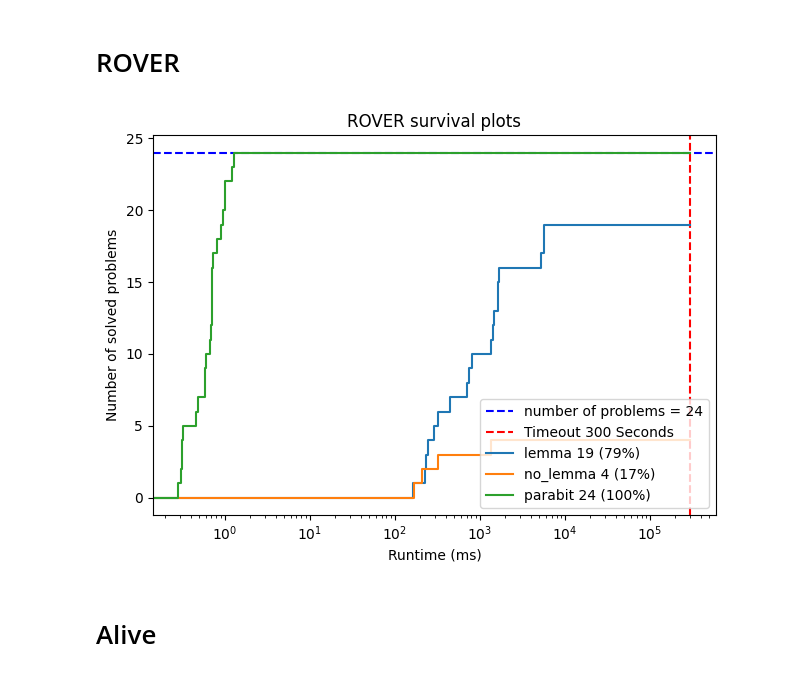
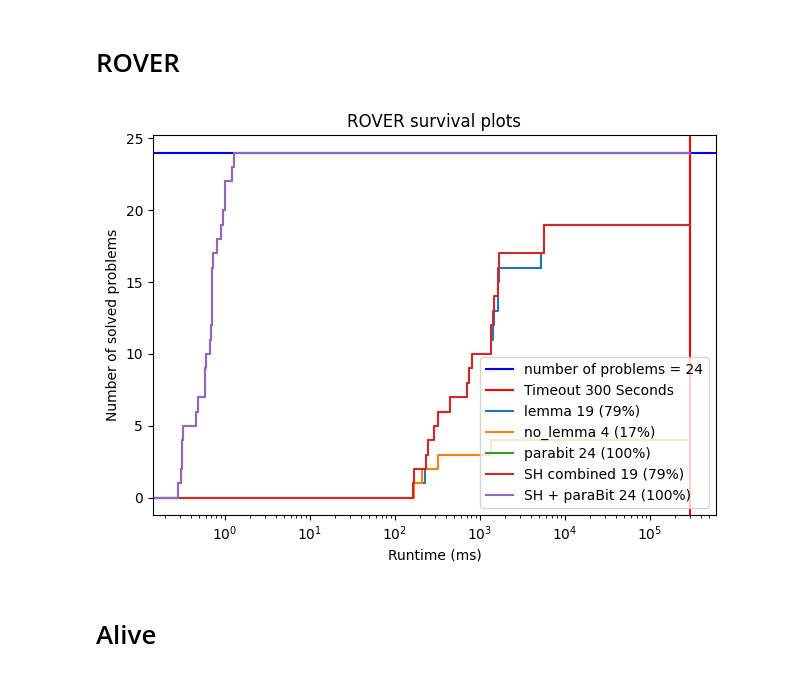
Before and after one commit to luigirinaldi/fyp, a Jupyter notebook: gen_graphs/scripts/graphing/eval_graphs.ipynb, the cells around one changed output. Saved outputs shown, nothing was run; the diff lists cells and outputs as text; code cells hidden in the pictures.

Commit message:
many plots

```diff
--- a/gen_graphs/scripts/graphing/eval_graphs.ipynb
+++ b/gen_graphs/scripts/graphing/eval_graphs.ipynb
@@ -117,12 +117,12 @@ z3_default.json z3_default
 | AndOrXor_2647 | NaN | NaN | NaN | NaN |
 180 rows × 4 columns
 # %%
-def plot_cactus(ax, dataframe, timeout = None):
+def plot_cactus(ax, dataframe, timeout = None, pltopts = None):
     num_problems = len(dataframe)
 
-    ax.axhline(num_problems, label=f'number of problems = {num_problems}', linestyle='dashed', color='blue')
+    ax.axhline(num_problems, label=f'number of problems = {num_problems}',color='blue')
     if timeout:
-        ax.axvline(timeout, label=f'Timeout {timeout/1000:.3g} Seconds', linestyle='dashed', color='red')
+        ax.axvline(timeout, label=f'Timeout {timeout/1000:.3g} Seconds', color='red')
 
     for name, values in dataframe.items():
         solved = values.dropna()
@@ -132,7 +132,9 @@ def plot_cactus(ax, dataframe, timeout = None):
             y.append(y[-1])
             x.append(timeout)
 
-        ax.plot(x, y, "-", drawstyle="steps-post", label=f"{name} {len(solved)} ({len(solved)/num_problems:.0%})")
+        line_opts = pltopts.get(name, {}) if pltopts else {}
+
+        ax.plot(x, y, drawstyle="steps-post", label=f"{name} {len(solved)} ({len(solved)/num_problems:.0%})", **line_opts)
 
     ax.set_xlabel('Runtime (ms)')
     ax.set_ylabel('Number of solved problems')
@@ -178,19 +180,22 @@ plt.show()
 # %%
 fig_dest = '../../out/eval/img/'
 os.makedirs(fig_dest, exist_ok=True)
 
-data_comb = sledge['rover'].copy()
-data_comb['parabit'] = egraph['rover']['runtime']
+data = sledge['rover'].copy()
+data['parabit'] = egraph['rover']['runtime']
+
+data['SH combined'] = data[['lemma', 'no_lemma']].apply(combine_results, axis=1)
+data['SH + paraBit'] = data[['SH combined', 'parabit']].apply(combine_results, axis=1)
 
 fig, ax = plt.subplots()
 ax.set_title('ROVER survival plots')
-plot_cactus(ax, data_comb, 5*60*1000)
+plot_cactus(ax, data, 5*60*1000)
 ax.legend()
 plt.tight_layout()
 plt.savefig(f"{fig_dest}rover_survival.pdf")
 plt.show()
 # %% [output]
-[figure, old version]
+[figure, new version]
 # %% [markdown]
 # Alive
 # %%
```
Also changed, not shown: parts of 2 cells of this notebook, 7 other files.
